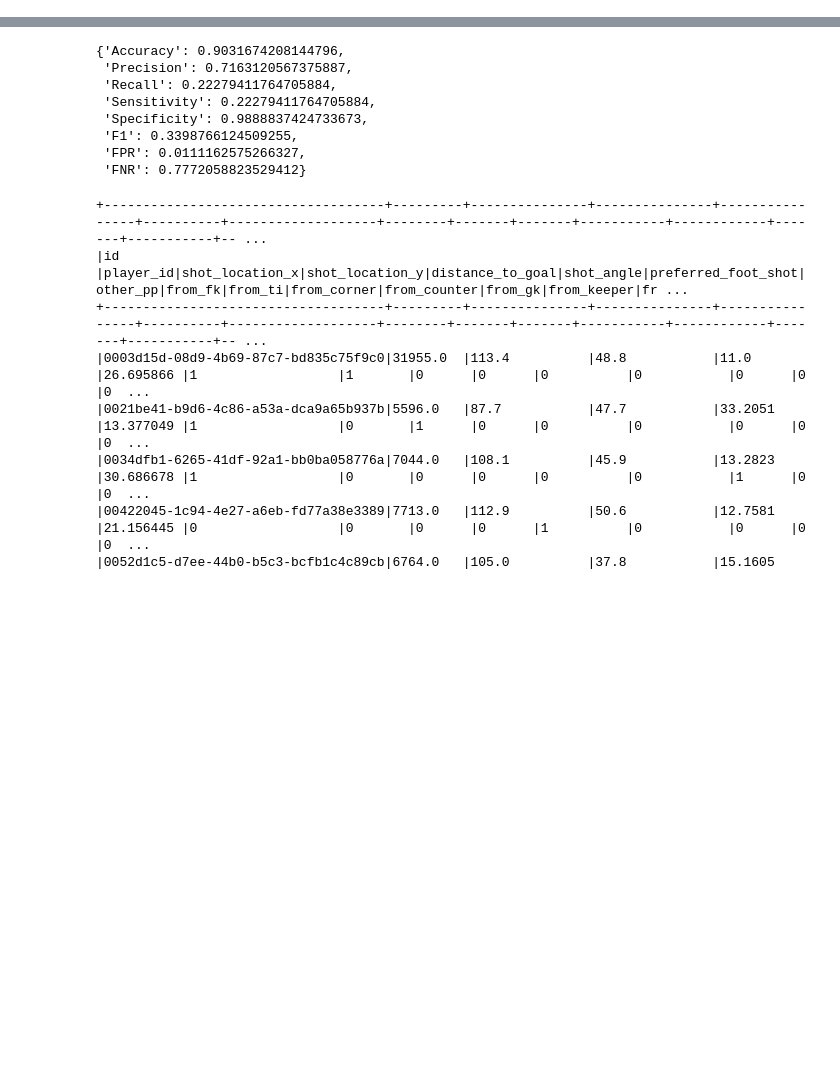
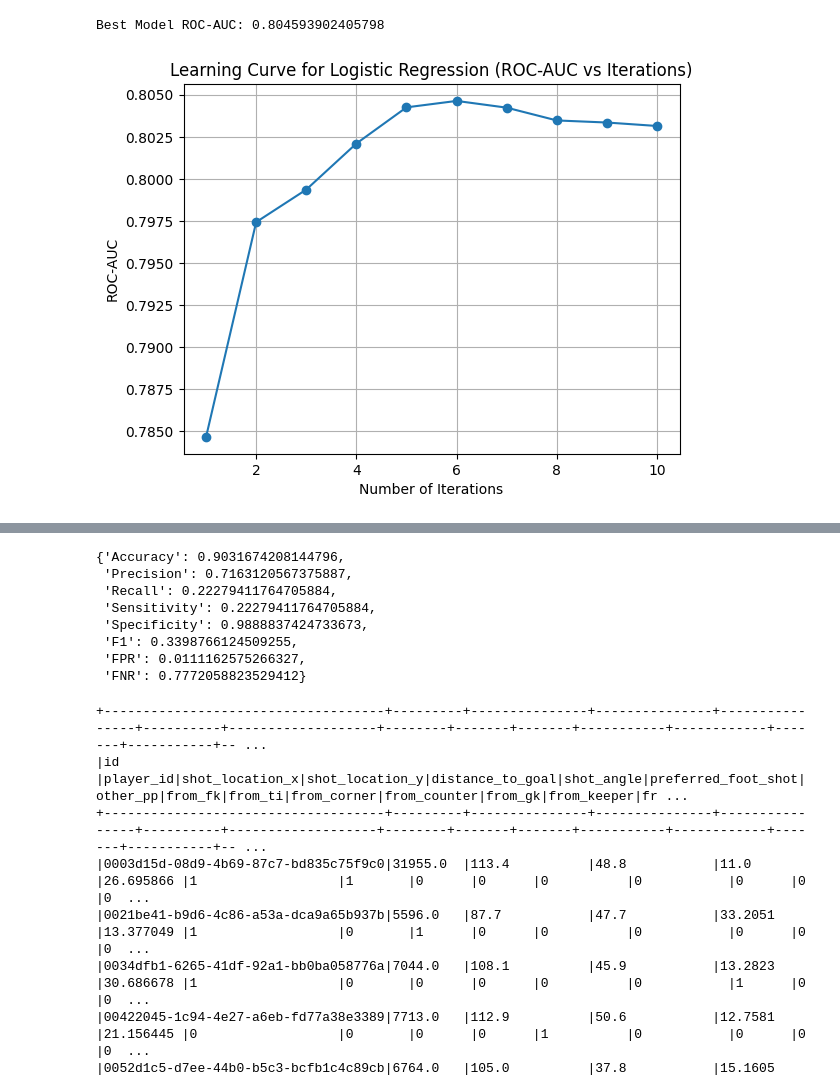
Before and after one commit to GuechtouliAnis/xG-model, a Jupyter notebook: evaluation.ipynb, the cells around one changed output, grey strips where cells are left out. Cells and saved outputs as stored; diff of their text form; code cells hidden in the pictures; blank space fills up the shorter version.

```diff
--- a/evaluation.ipynb
+++ b/evaluation.ipynb
@@ -182,0 +89,67 @@ from model_evaluation import ModelEvaluation
+# %%
+from pyspark.ml.tuning import ParamGridBuilder, CrossValidator
+from pyspark.ml.evaluation import BinaryClassificationEvaluator
+from pyspark.ml.classification import LogisticRegression
+
+# Define the logistic regression model
+log_reg = LogisticRegression(featuresCol="features_vector", labelCol="goal")
+
+# Define a parameter grid for hyperparameter tuning
+param_grid = (ParamGridBuilder()
+              .addGrid(log_reg.maxIter, [10, 20, 30])
+              .addGrid(log_reg.regParam, [0.01, 0.1, 1.0])
+              .addGrid(log_reg.elasticNetParam, [0.0, 0.5, 1.0])
+              .build())
+
+# Define the evaluator
+evaluator = BinaryClassificationEvaluator(labelCol="goal", rawPredictionCol="rawPrediction")
+
+# Set up the cross-validator
+crossval = CrossValidator(estimator=log_reg,
+                          estimatorParamMaps=param_grid,
+                          evaluator=evaluator,
+                          numFolds=3)  # You can adjust the number of folds
+
+# Fit the model using cross-validation
+cv_model = crossval.fit(train_data)
+
+# Get the best model from the cross-validation
+best_model = cv_model.bestModel
+
+# Make predictions on the test data
+predictions = best_model.transform(test_data)
+
+# Evaluate the model using ROC-AUC
+roc_auc = evaluator.evaluate(predictions)
+print(f"Best Model ROC-AUC: {roc_auc}")
+# %% [output]
+Best Model ROC-AUC: 0.804593902405798
+# %%
+import matplotlib.pyplot as plt
+from pyspark.ml.classification import LogisticRegression
+from pyspark.ml.evaluation import BinaryClassificationEvaluator
+
+# Initialize the logistic regression model
+log_reg = LogisticRegression(featuresCol="features_vector", labelCol="goal", maxIter=10)
+
+# List to store the ROC-AUC values at each iteration
+roc_auc_list = []
+
+# Iterate over each iteration and evaluate performance
+for i in range(1, 11):
+    log_reg.setMaxIter(i)  # Set maxIter for the current iteration
+    xg_model = log_reg.fit(train_data)
+    predictions = xg_model.transform(test_data)
+    evaluator = BinaryClassificationEvaluator(labelCol="goal", rawPredictionCol="rawPrediction")
+    roc_auc = evaluator.evaluate(predictions)
+    roc_auc_list.append(roc_auc)
+
+# Plot the ROC-AUC learning curve
+plt.plot(range(1, 11), roc_auc_list, marker='o')
+plt.xlabel('Number of Iterations')
+plt.ylabel('ROC-AUC')
+plt.title('Learning Curve for Logistic Regression (ROC-AUC vs Iterations)')
+plt.grid(True)
+plt.show()
+# %% [output]
+[figure, added]
```
Also changed, not shown: parts of 26 cells of this notebook, 5 other files.
